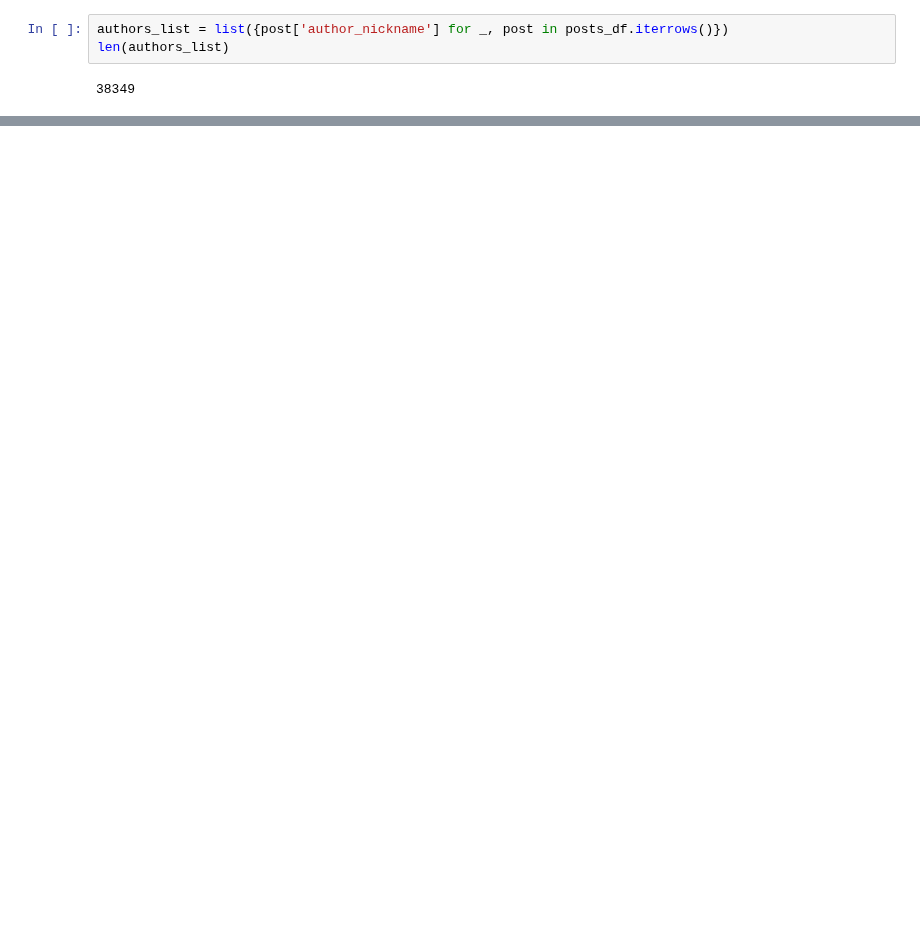
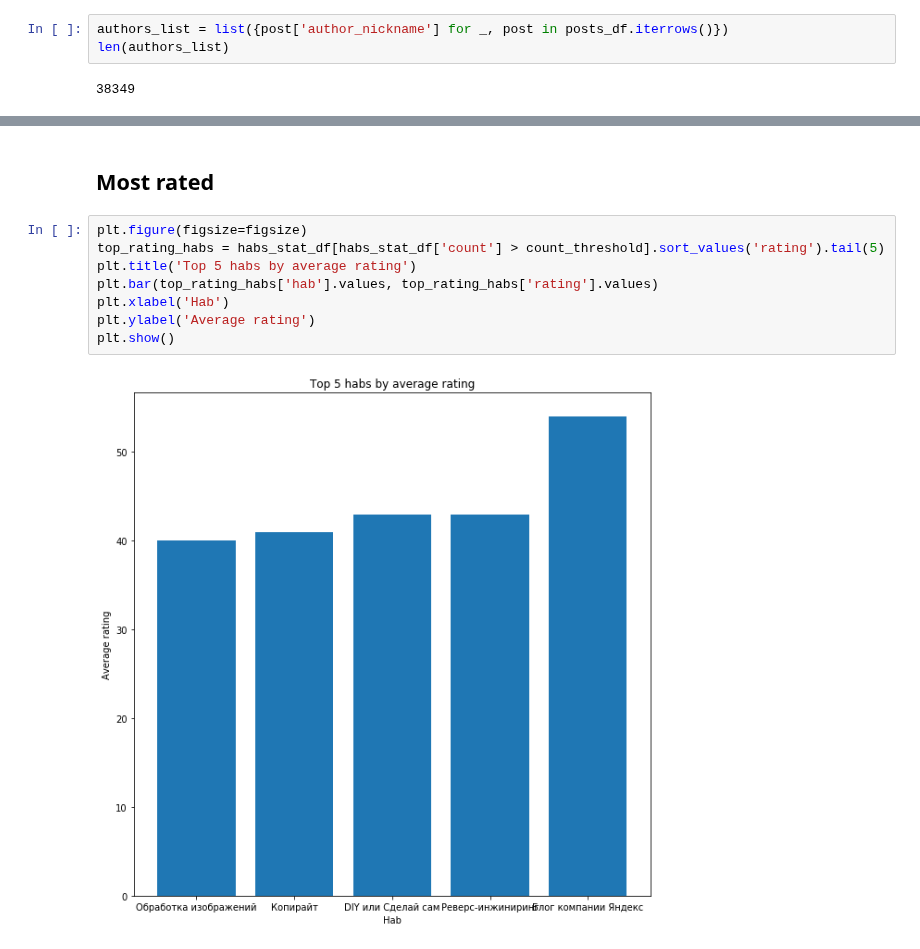
Before and after one commit to vnkrtv/markov-chain-text-editor, a Jupyter notebook: notebooks/HabrAnalysis.ipynb, the cells around one changed output, grey strips where cells are left out. Saved outputs shown, nothing was run; the diff lists cells and outputs as text; blank space fills up the shorter version.

```diff
--- a/notebooks/HabrAnalysis.ipynb
+++ b/notebooks/HabrAnalysis.ipynb
@@ -241,0 +347,12 @@ X_embedded = TSNE(n_components=2).fit_transform(X)
+# %% [markdown]
+## Most rated
+# %%
+plt.figure(figsize=figsize)
+top_rating_habs = habs_stat_df[habs_stat_df['count'] > count_threshold].sort_values('rating').tail(5)
+plt.title('Top 5 habs by average rating')
+plt.bar(top_rating_habs['hab'].values, top_rating_habs['rating'].values)
+plt.xlabel('Hab')
+plt.ylabel('Average rating')
+plt.show()
+# %% [output]
+[figure, added]
```
Also changed, not shown: parts of 33 cells of this notebook, 1 other file.
